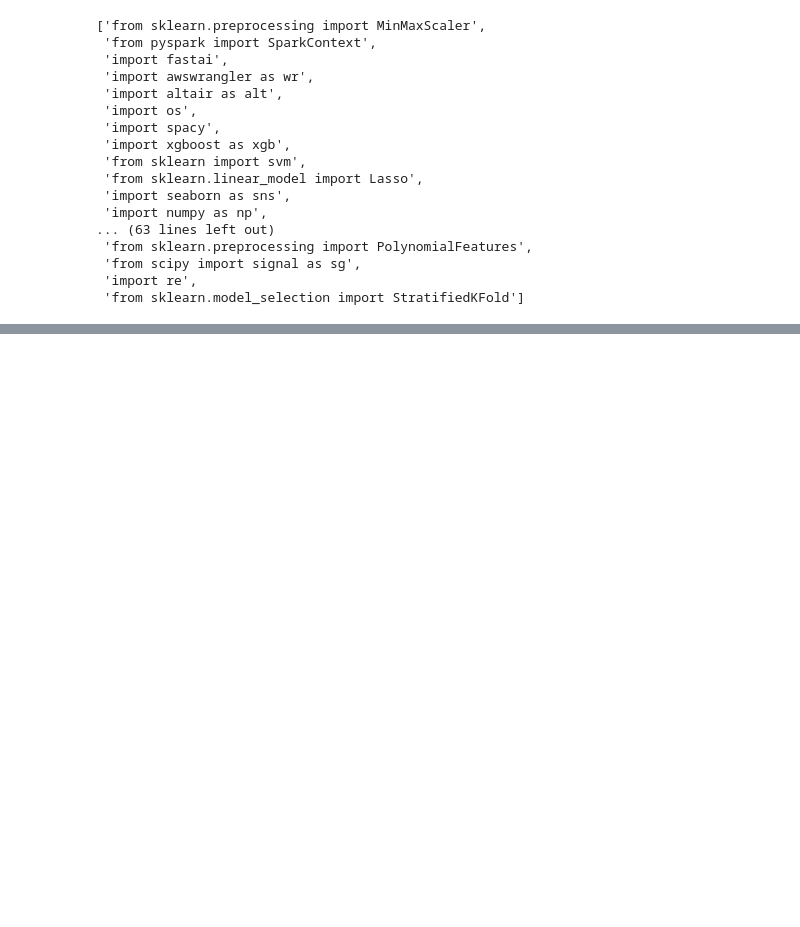
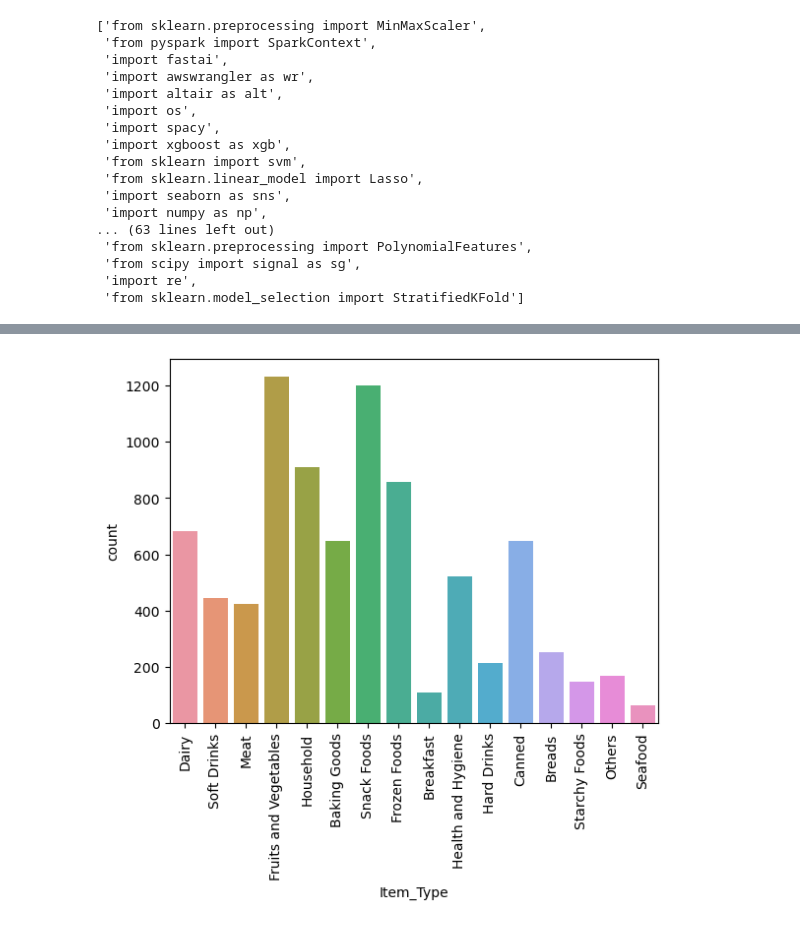
Before and after one commit to shaanVM/BigMartSalesPrediction, a Jupyter notebook: BigMartSalesPrediction.ipynb, the cells around one changed output, grey strips where cells are left out. Saved outputs shown, nothing was run; the diff lists cells and outputs as text; code cells hidden in the pictures; blank space fills up the shorter version.

```diff
--- a/BigMartSalesPrediction.ipynb
+++ b/BigMartSalesPrediction.ipynb
@@ -46,0 +170,5 @@ test_data=pd.read_csv('bigmart_test.csv')
+# %%
+sns.countplot(train_data['Item_Type'])
+plt.xticks(rotation=90)
+plt.show()
+# %% [output]
@@ -46,0 +178 @@ test_data=pd.read_csv('bigmart_test.csv')
+[figure, added]
```
Also changed, not shown: parts of 33 cells of this notebook.
